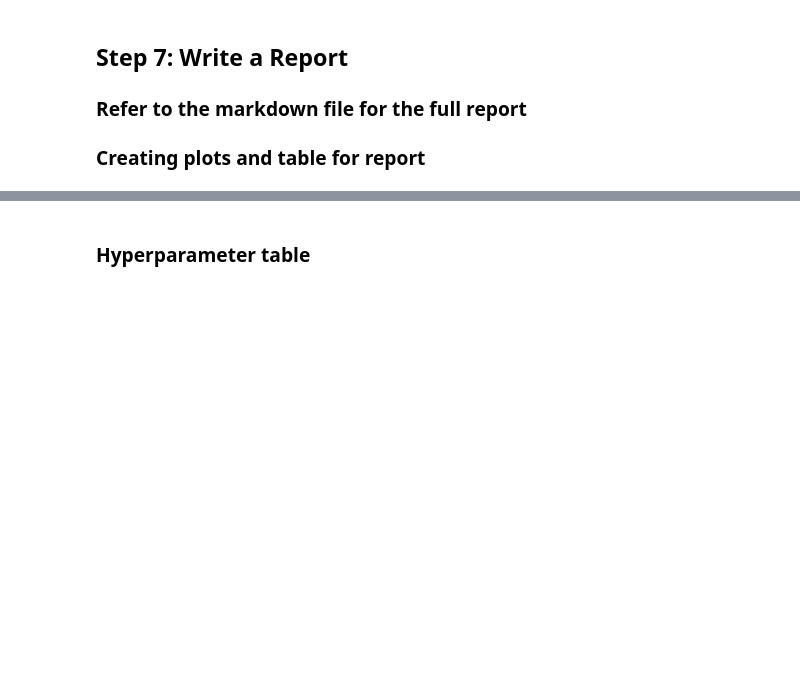
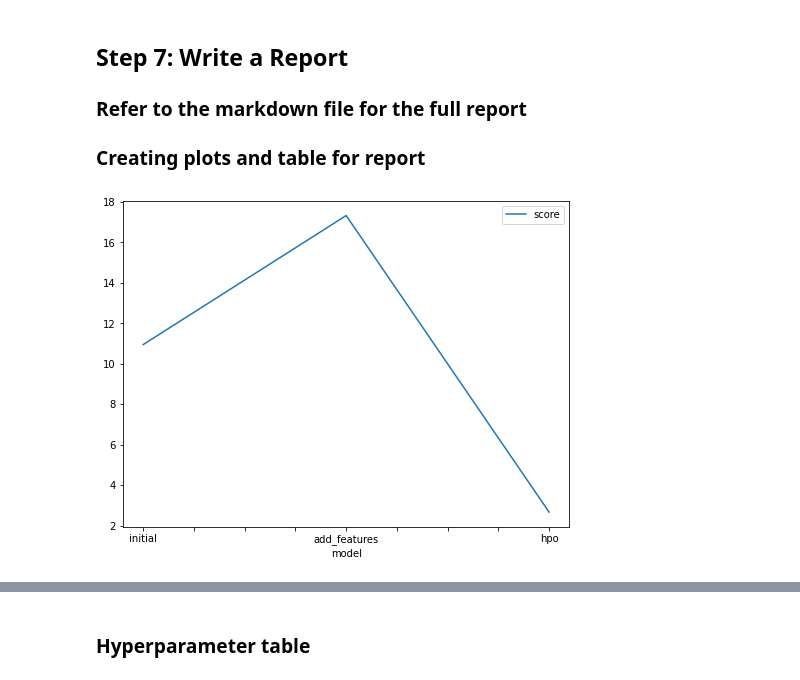
Before and after one commit to edidiongaligbe/cd0385-project-starter, a Jupyter notebook: project/project-template.ipynb, the cells around one changed output, grey strips where cells are left out. Drawn from its saved outputs; the diff is of its cells as text; code cells hidden in the pictures; blank space fills up the shorter version.

```diff
--- a/project/project-template.ipynb
+++ b/project/project-template.ipynb
@@ -592,13 +607,15 @@ submission_new_hpo.csv       2022-12-24 09:54:21  new features with hyperparamet
 # %%
 # Taking the top model score from each training run and creating a line plot to show improvement
 # You can create these in the notebook and save them to PNG or use some other tool (e.g. google sheets, excel)
 fig = pd.DataFrame(
     {
         "model": ["initial", "add_features", "hpo"],
-        "score": [?, ?, ?]
+        "score": [10.951865, 17.332268, 2.665953]
     }
 ).plot(x="model", y="score", figsize=(8, 6)).get_figure()
 fig.savefig('model_train_score.png')
+# %% [output]
+[figure, added]
 # %%
 # Take the 3 kaggle scores and creating a line plot to show improvement
 fig = pd.DataFrame(
```
Also changed, not shown: parts of 20 cells of this notebook, 4 other files.
